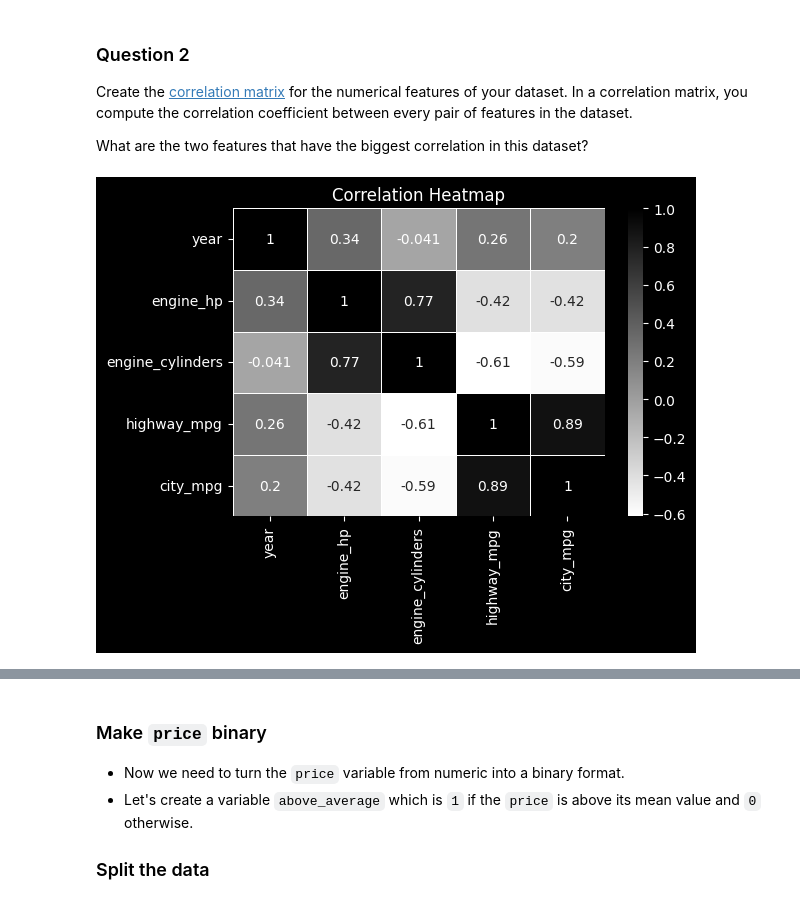
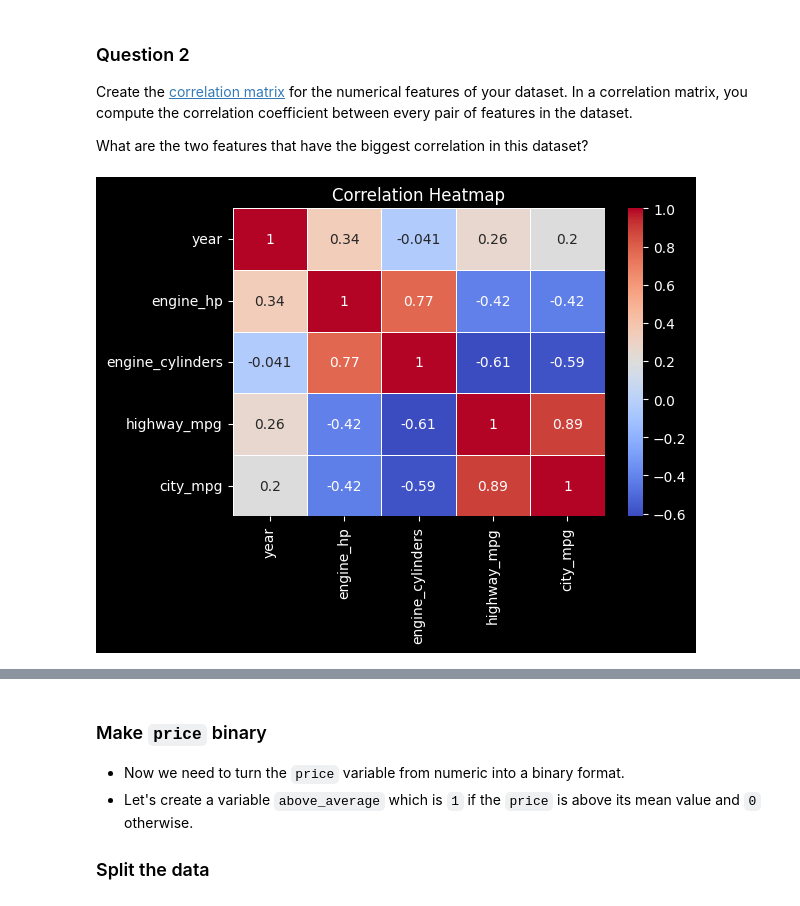
Before and after one commit to larin92/ML_zoomcamp, a Jupyter notebook: 03-classification/03-homework.ipynb, the cells around one changed output, grey strips where cells are left out. Cells and saved outputs as stored; diff of their text form; code cells hidden in the pictures.

```diff
--- a/03-classification/03-homework.ipynb
+++ b/03-classification/03-homework.ipynb
@@ -97,14 +97,14 @@ What are the two features that have the biggest correlation in this dataset?
 # %%
 corr = df_filtered[['year',
                     'engine_hp',
                     'engine_cylinders',
                     'highway_mpg',
                     'city_mpg']].corr()
 
 plt.style.use("dark_background")
 plt.figure(figsize=(6, 4))
-sns.heatmap(corr, annot=True, cmap=cm.binary, linewidths=.5)
+sns.heatmap(corr, annot=True, cmap='coolwarm', linewidths=.5)
 plt.title('Correlation Heatmap')
 plt.show()
 # %% [output]
-[figure, old version]
+[figure, new version]
```
Also changed, not shown: parts of 1 cell of this notebook, 7 other files.
